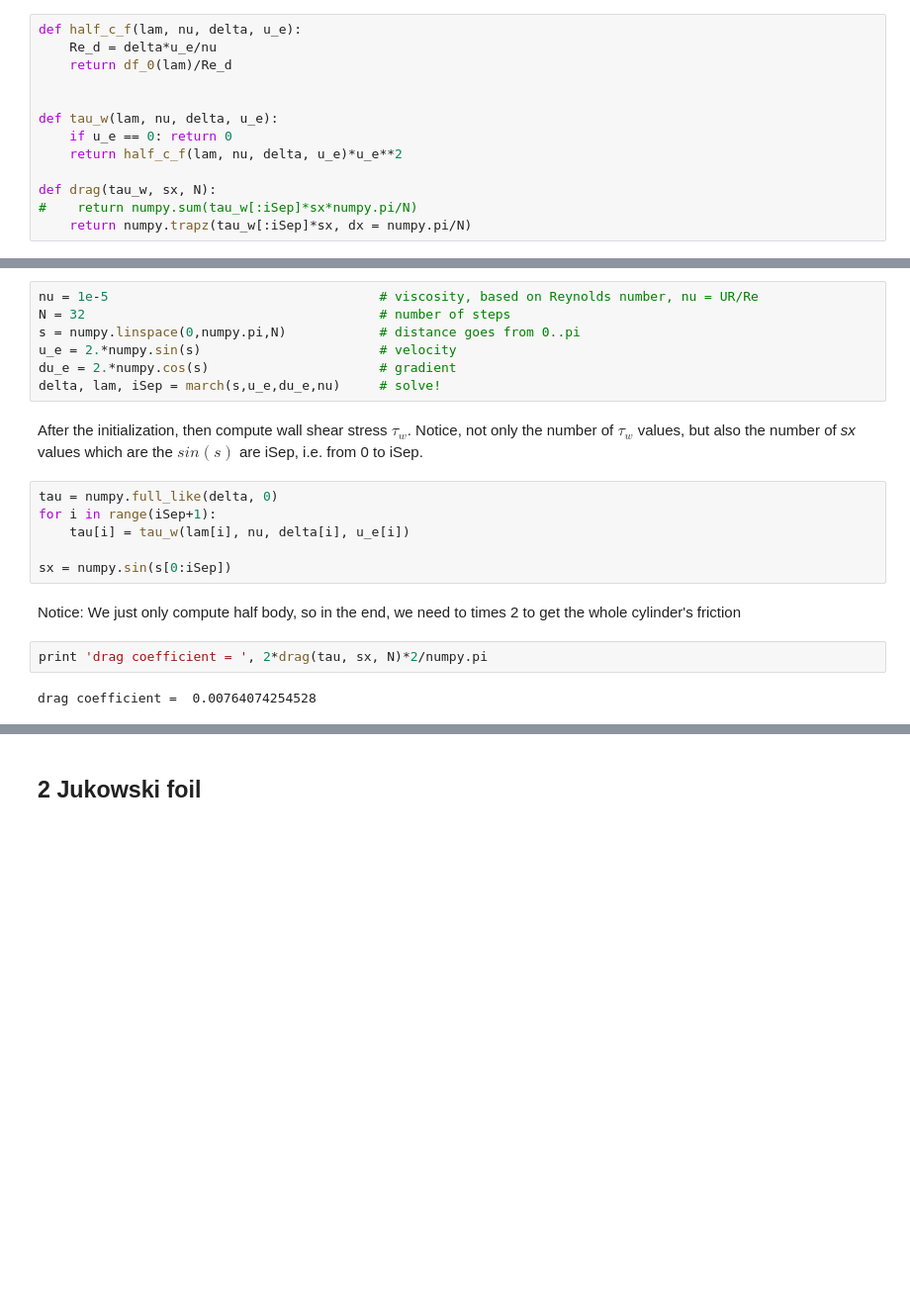
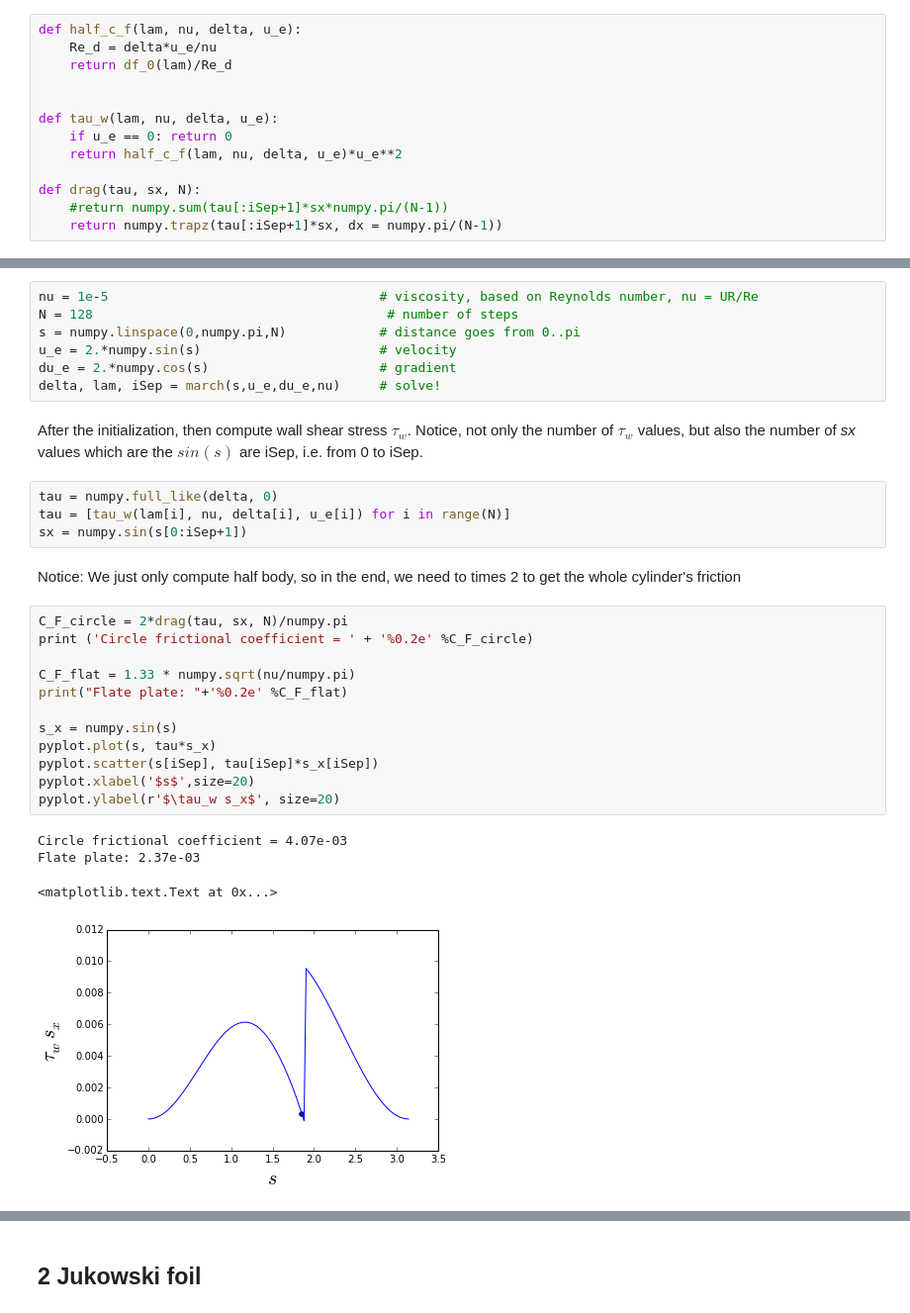
Before and after one commit to chenyongxin/MarineHydroCode, a Jupyter notebook: NumericalHydro.ipynb, the cells around one changed output, grey strips where cells are left out. Shown: that part at 99% size. Saved outputs shown, nothing was run; the diff lists cells and outputs as text; blank space fills up the shorter version.

```diff
--- a/NumericalHydro.ipynb
+++ b/NumericalHydro.ipynb
@@ -151,14 +151,14 @@ def tau_w(lam, nu, delta, u_e):
     if u_e == 0: return 0
     return half_c_f(lam, nu, delta, u_e)*u_e**2
 
-def drag(tau_w, sx, N):
-#    return numpy.sum(tau_w[:iSep]*sx*numpy.pi/N)
-    return numpy.trapz(tau_w[:iSep]*sx, dx = numpy.pi/N)
+def drag(tau, sx, N):
+    #return numpy.sum(tau[:iSep+1]*sx*numpy.pi/(N-1))
+    return numpy.trapz(tau[:iSep+1]*sx, dx = numpy.pi/(N-1))
 # %% [markdown]
 Then, begin calculation. Initialization.
 # %%
 nu = 1e-5                                   # viscosity, based on Reynolds number, nu = UR/Re
-N = 32                                      # number of steps
+N = 128                                      # number of steps
 s = numpy.linspace(0,numpy.pi,N)            # distance goes from 0..pi
 u_e = 2.*numpy.sin(s)                       # velocity
 du_e = 2.*numpy.cos(s)                      # gradient
@@ -167,14 +167,25 @@ delta, lam, iSep = march(s,u_e,du_e,nu)     # solve!
 After the initialization, then compute wall shear stress $\tau_w$. Notice, not only the number of $\tau_w$ values, but also the number of *sx* values which are the $sin(s)$ are iSep, i.e. from 0 to iSep.
 # %%
 tau = numpy.full_like(delta, 0)
-for i in range(iSep+1):
-    tau[i] = tau_w(lam[i], nu, delta[i], u_e[i])
-
-sx = numpy.sin(s[0:iSep])
+tau = [tau_w(lam[i], nu, delta[i], u_e[i]) for i in range(N)]
+sx = numpy.sin(s[0:iSep+1])
 # %% [markdown]
 Notice: We just only compute half body, so in the end, we need to times 2 to get the whole cylinder's friction
-# %%
-print 'drag coefficient = ', 2*drag(tau, sx, N)*2/numpy.pi
-# %% [output]
-drag coefficient =  0.00764074254528
+# %%
+C_F_circle = 2*drag(tau, sx, N)/numpy.pi
+print ('Circle frictional coefficient = ' + '%0.2e' %C_F_circle)
+
+C_F_flat = 1.33 * numpy.sqrt(nu/numpy.pi)
+print("Flate plate: "+'%0.2e' %C_F_flat)
+
+s_x = numpy.sin(s)
+pyplot.plot(s, tau*s_x)
+pyplot.scatter(s[iSep], tau[iSep]*s_x[iSep])
+pyplot.xlabel('$s$',size=20)
+pyplot.ylabel(r'$\tau_w s_x$', size=20)
+# %% [output]
+Circle frictional coefficient = 4.07e-03
+Flate plate: 2.37e-03
+<matplotlib.text.Text at 0x...>
+[figure, added]
 # %% [markdown]
```
Also changed, not shown: parts of 26 cells of this notebook, 4 other files.
